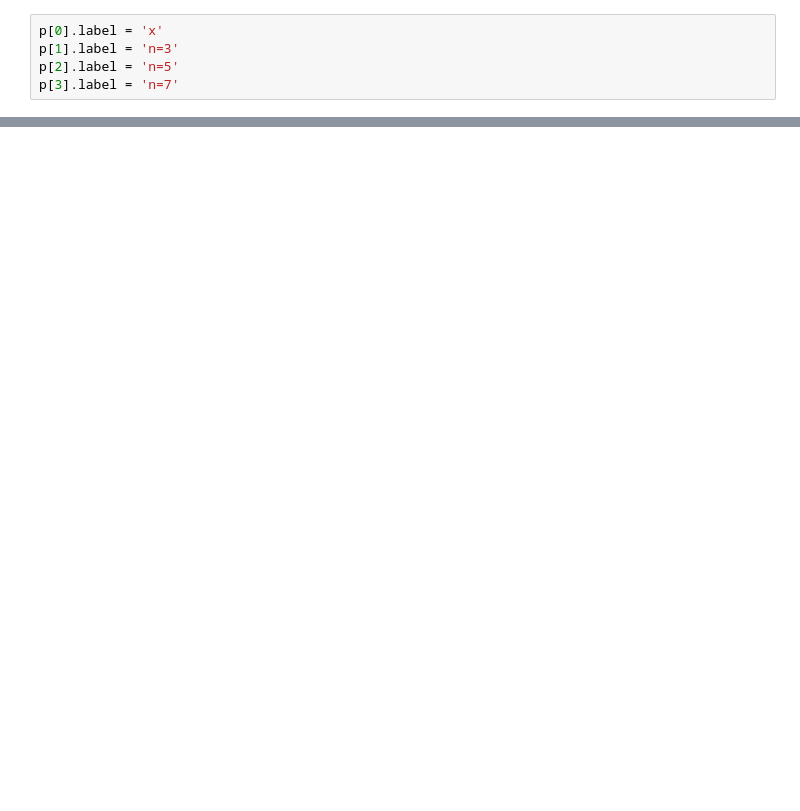
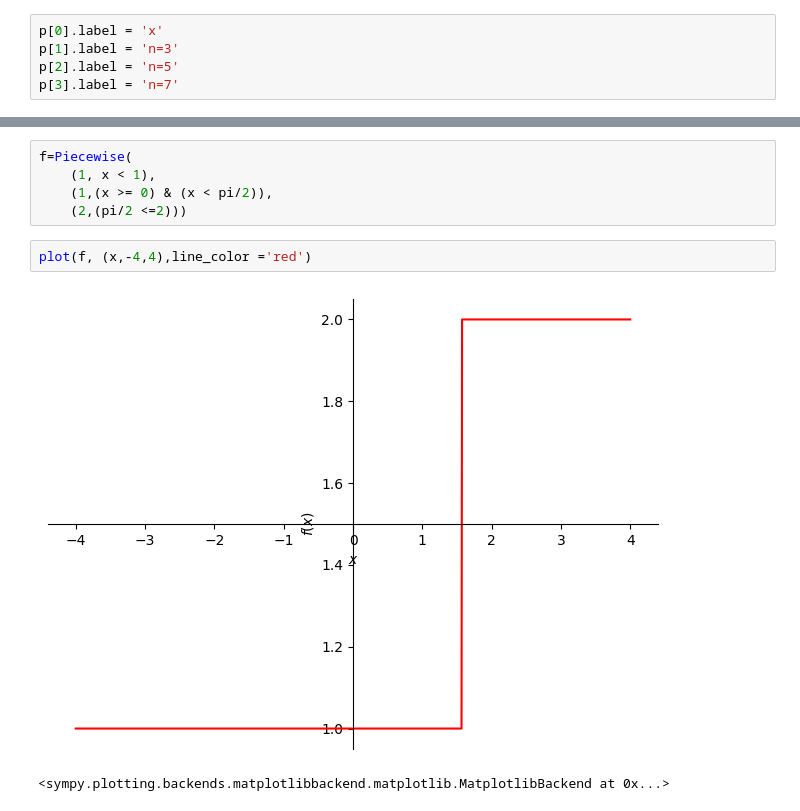
Before and after one commit to DanielAG34/EDP, a Jupyter notebook: Notebooks/Fourier_sympy.ipynb, the cells around one changed output, grey strips where cells are left out. Saved outputs shown, nothing was run; the diff lists cells and outputs as text; blank space fills up the shorter version.

```diff
--- a/Notebooks/Fourier_sympy.ipynb
+++ b/Notebooks/Fourier_sympy.ipynb
@@ -25,0 +64,10 @@ p.show()
+# %%
+f=Piecewise(
+    (1, x < 1),
+    (1,(x >= 0) & (x < pi/2)),
+    (2,(pi/2 <=2)))
+# %%
+plot(f, (x,-4,4),line_color ='red')
+# %% [output]
+[figure, added]
+<sympy.plotting.backends.matplotlibbackend.matplotlib.MatplotlibBackend at 0x...>
```
Also changed, not shown: parts of 12 cells of this notebook.
